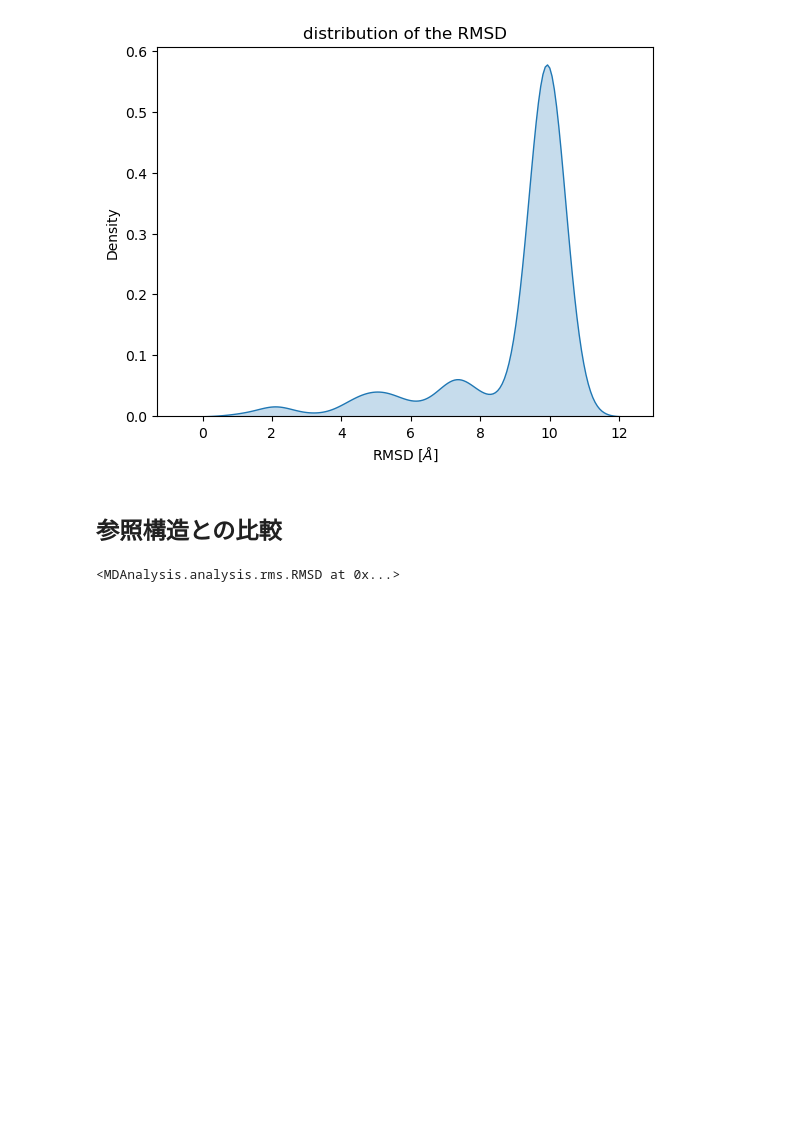
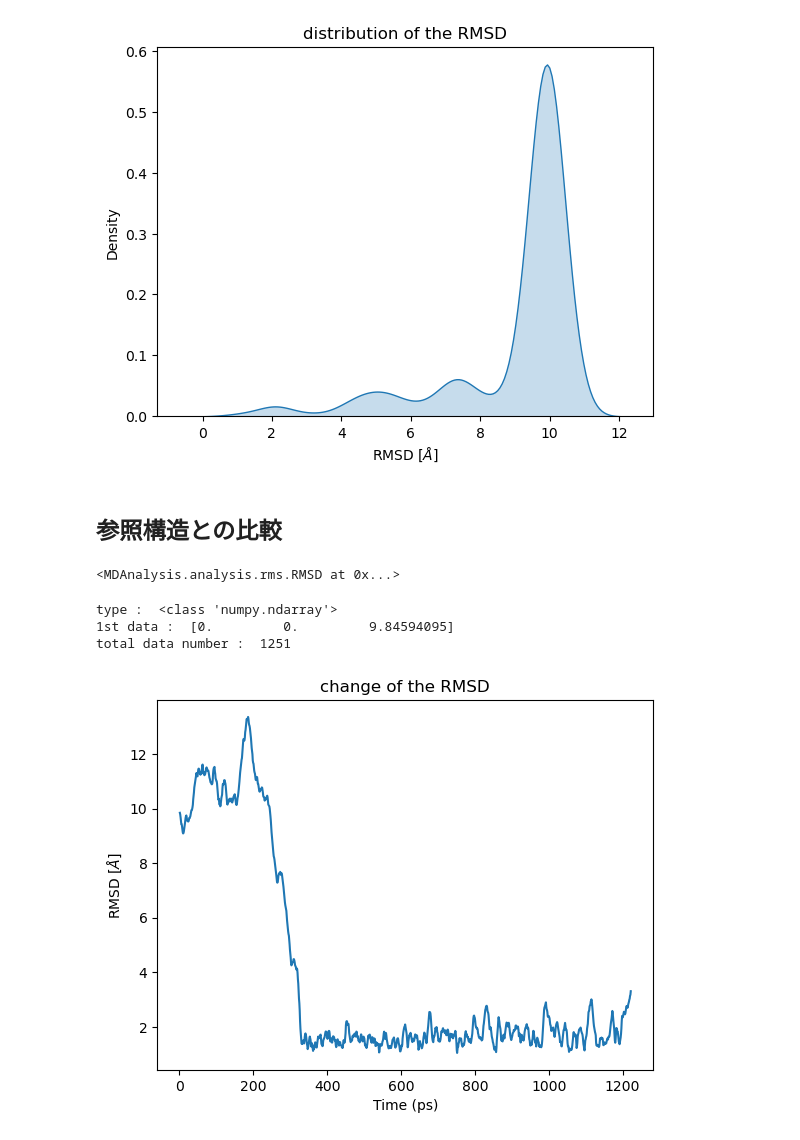
Before and after one commit to 230x078x/master, a Jupyter notebook: analysis/cg-single/cg-single.ipynb, the cells around one changed output. Drawn from its saved outputs; the diff is of its cells as text; code cells hidden in the pictures; blank space fills up the shorter version.

```diff
--- a/analysis/cg-single/cg-single.ipynb
+++ b/analysis/cg-single/cg-single.ipynb
@@ -150,3 +150,30 @@ RMSD_analysis = rms.RMSD(cgSep,   # アラインメントを取るオブジェ
 RMSD_analysis.run()
 # %% [output]
 <MDAnalysis.analysis.rms.RMSD at 0x...>
+# %%
+print("type : ", type(RMSD_analysis.results.rmsd))
+print("1st data : ", RMSD_analysis.results.rmsd[0])
+print("total data number : ", len(RMSD_analysis.results.rmsd))
+
+# type :  <class 'numpy.ndarray'>
+# 1st data :  [0.0000000e+00 0.0000000e+00 6.0600393e-07]
+# total data number :  50
+# %% [output]
+type :  <class 'numpy.ndarray'>
+1st data :  [0.         0.         9.84594095]
+total data number :  1251
+# %%
+# RMSDのプロット
+import matplotlib.pyplot as plt
+
+time_ps = RMSD_analysis.results.rmsd[1:, 1]
+backbone_RMSDs = RMSD_analysis.results.rmsd[1:, 2]
+
+plt.plot(time_ps, backbone_RMSDs)
+
+plt.title("change of the RMSD")
+plt.xlabel("Time (ps)")
+plt.ylabel("RMSD [$\AA$]")
+plt.show()
+# %% [output]
+[figure, added]
```
Also changed, not shown: parts of 1 cell of this notebook.
